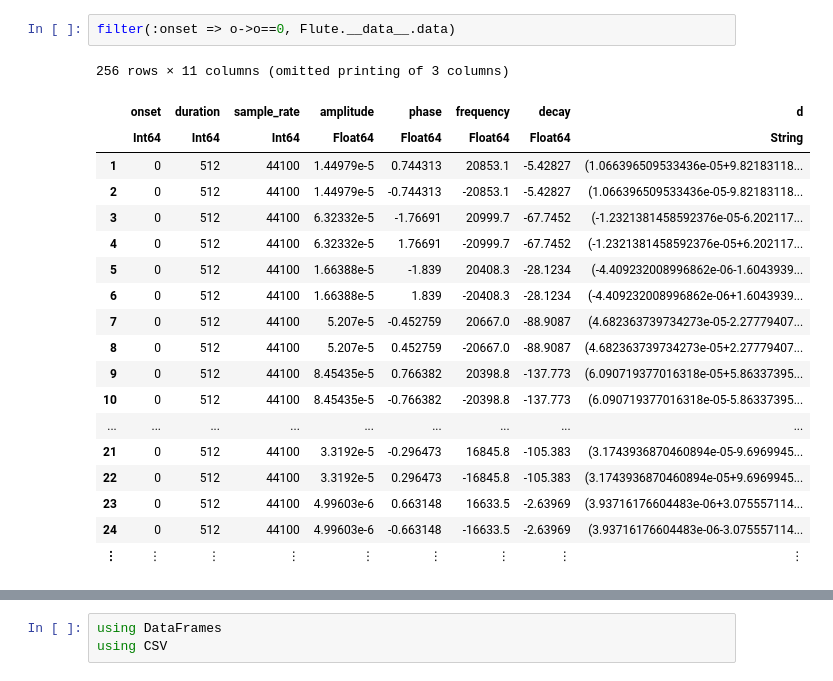
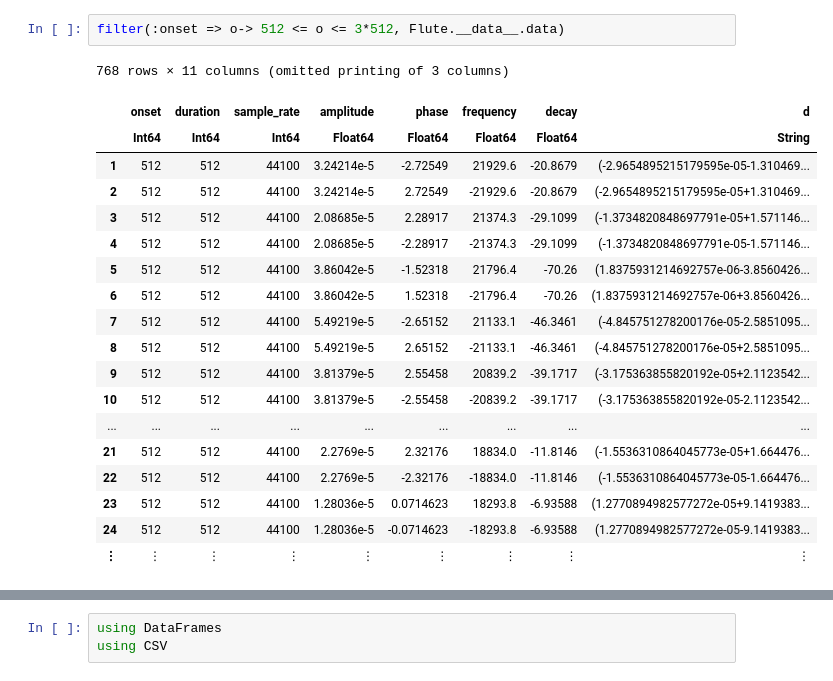
Before and after one commit to anastasiakrouglova/Master-Thesis, a Jupyter notebook: resonance-knowledge/Resonance.ipynb, the cells around one changed output, grey strips where cells are left out. Saved outputs shown, nothing was run; the diff lists cells and outputs as text.

```diff
--- a/resonance-knowledge/Resonance.ipynb
+++ b/resonance-knowledge/Resonance.ipynb
@@ -71,22 +102,22 @@ Main.Flute.Resonances.Id[]
 # %%
-filter(:onset => o->o==0, Flute.__data__.data)
+filter(:onset => o-> 512 <= o <= 3*512, Flute.__data__.data)
 # %% [output]
-256 rows × 11 columns (omitted printing of 3 columns)
+768 rows × 11 columns (omitted printing of 3 columns)
 |  | onset | duration | sample_rate | amplitude | phase | frequency | decay | d |
 |  | Int64 | Int64 | Int64 | Float64 | Float64 | Float64 | Float64 | String |
-| 1 | 0 | 512 | 44100 | 1.44979e-5 | 0.744313 | 20853.1 | -5.42827 | (1.066396509533436e-05+9.82183118... |
-| 2 | 0 | 512 | 44100 | 1.44979e-5 | -0.744313 | -20853.1 | -5.42827 | (1.066396509533436e-05-9.82183118... |
-| 3 | 0 | 512 | 44100 | 6.32332e-5 | -1.76691 | 20999.7 | -67.7452 | (-1.2321381458592376e-05-6.202117... |
-| 4 | 0 | 512 | 44100 | 6.32332e-5 | 1.76691 | -20999.7 | -67.7452 | (-1.2321381458592376e-05+6.202117... |
-| 5 | 0 | 512 | 44100 | 1.66388e-5 | -1.839 | 20408.3 | -28.1234 | (-4.409232008996862e-06-1.6043939... |
-| 6 | 0 | 512 | 44100 | 1.66388e-5 | 1.839 | -20408.3 | -28.1234 | (-4.409232008996862e-06+1.6043939... |
-| 7 | 0 | 512 | 44100 | 5.207e-5 | -0.452759 | 20667.0 | -88.9087 | (4.682363739734273e-05-2.27779407... |
-| 8 | 0 | 512 | 44100 | 5.207e-5 | 0.452759 | -20667.0 | -88.9087 | (4.682363739734273e-05+2.27779407... |
-| 9 | 0 | 512 | 44100 | 8.45435e-5 | 0.766382 | 20398.8 | -137.773 | (6.090719377016318e-05+5.86337395... |
-| 10 | 0 | 512 | 44100 | 8.45435e-5 | -0.766382 | -20398.8 | -137.773 | (6.090719377016318e-05-5.86337395... |
+| 1 | 512 | 512 | 44100 | 3.24214e-5 | -2.72549 | 21929.6 | -20.8679 | (-2.9654895215179595e-05-1.310469... |
+| 2 | 512 | 512 | 44100 | 3.24214e-5 | 2.72549 | -21929.6 | -20.8679 | (-2.9654895215179595e-05+1.310469... |
+| 3 | 512 | 512 | 44100 | 2.08685e-5 | 2.28917 | 21374.3 | -29.1099 | (-1.3734820848697791e-05+1.571146... |
+| 4 | 512 | 512 | 44100 | 2.08685e-5 | -2.28917 | -21374.3 | -29.1099 | (-1.3734820848697791e-05-1.571146... |
+| 5 | 512 | 512 | 44100 | 3.86042e-5 | -1.52318 | 21796.4 | -70.26 | (1.8375931214692757e-06-3.8560426... |
+| 6 | 512 | 512 | 44100 | 3.86042e-5 | 1.52318 | -21796.4 | -70.26 | (1.8375931214692757e-06+3.8560426... |
+| 7 | 512 | 512 | 44100 | 5.49219e-5 | -2.65152 | 21133.1 | -46.3461 | (-4.845751278200176e-05-2.5851095... |
+| 8 | 512 | 512 | 44100 | 5.49219e-5 | 2.65152 | -21133.1 | -46.3461 | (-4.845751278200176e-05+2.5851095... |
+| 9 | 512 | 512 | 44100 | 3.81379e-5 | 2.55458 | 20839.2 | -39.1717 | (-3.175363855820192e-05+2.1123542... |
+| 10 | 512 | 512 | 44100 | 3.81379e-5 | -2.55458 | -20839.2 | -39.1717 | (-3.175363855820192e-05-2.1123542... |
 | ... | ... | ... | ... | ... | ... | ... | ... | ... |
-| 21 | 0 | 512 | 44100 | 3.3192e-5 | -0.296473 | 16845.8 | -105.383 | (3.1743936870460894e-05-9.6969945... |
-| 22 | 0 | 512 | 44100 | 3.3192e-5 | 0.296473 | -16845.8 | -105.383 | (3.1743936870460894e-05+9.6969945... |
-| 23 | 0 | 512 | 44100 | 4.99603e-6 | 0.663148 | 16633.5 | -2.63969 | (3.93716176604483e-06+3.075557114... |
-| 24 | 0 | 512 | 44100 | 4.99603e-6 | -0.663148 | -16633.5 | -2.63969 | (3.93716176604483e-06-3.075557114... |
+| 21 | 512 | 512 | 44100 | 2.2769e-5 | 2.32176 | 18834.0 | -11.8146 | (-1.5536310864045773e-05+1.664476... |
+| 22 | 512 | 512 | 44100 | 2.2769e-5 | -2.32176 | -18834.0 | -11.8146 | (-1.5536310864045773e-05-1.664476... |
+| 23 | 512 | 512 | 44100 | 1.28036e-5 | 0.0714623 | 18293.8 | -6.93588 | (1.2770894982577272e-05+9.1419383... |
+| 24 | 512 | 512 | 44100 | 1.28036e-5 | -0.0714623 | -18293.8 | -6.93588 | (1.2770894982577272e-05-9.1419383... |
 | ⋮ | ⋮ | ⋮ | ⋮ | ⋮ | ⋮ | ⋮ | ⋮ | ⋮ |
```
Also changed, not shown: parts of 50 cells of this notebook, 1 other file.
